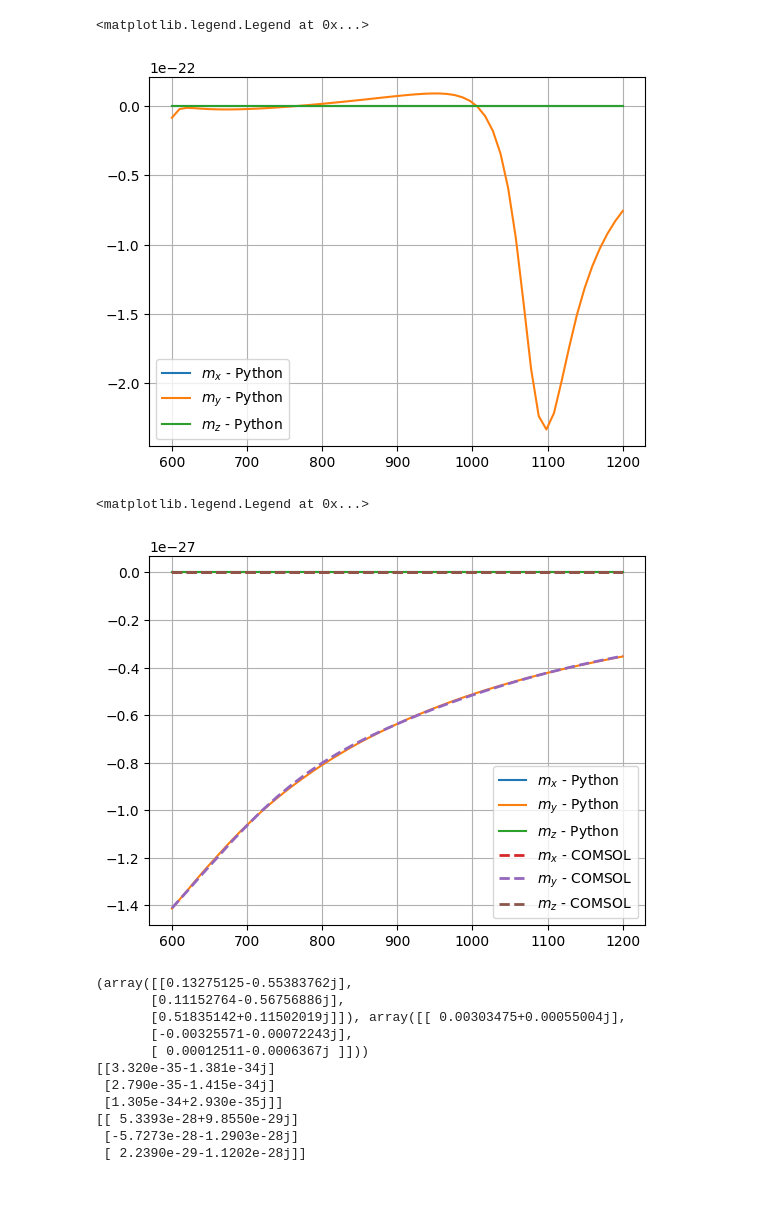
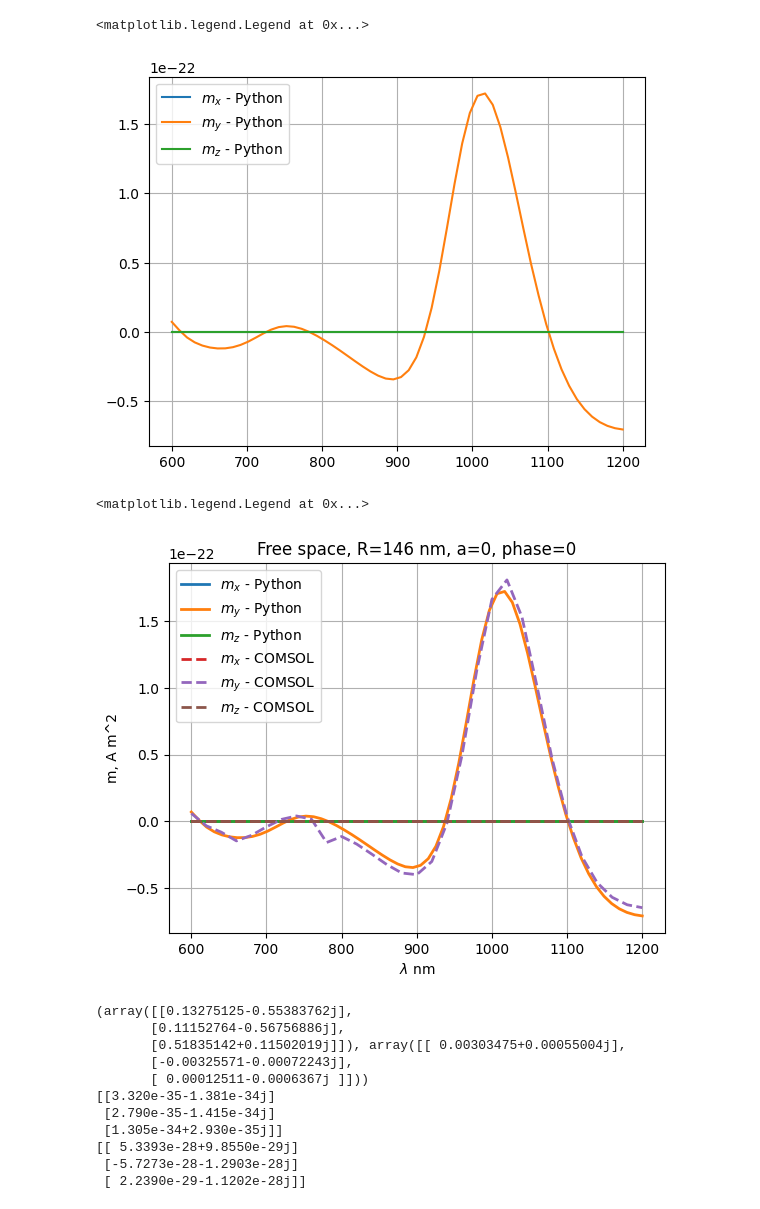
Before and after one commit to semyonbo/SPP_ANALYTICAL, a Jupyter notebook: plot.ipynb, the cells around one changed output. Drawn from its saved outputs; the diff is of its cells as text; code cells hidden in the pictures.

```diff
--- a/plot.ipynb
+++ b/plot.ipynb
@@ -15,7 +15,7 @@ dist = 20
 point = [0,0,dist+R]
 angle = 25*np.pi/180
 phase = 0
-a = 0.5
+a = 0
 
 
 
@@ -78,0 +79,14 @@ print(aplha_h, alpha_h2)
+# %%
+wls = np.linspace(600,1200,100)
+import dipoles
+R = 80
+
+alpha_v2 = []
+eps_Si = frenel.get_interpolate('Si')
+alpha_v1=[]
+
+for wl in wls:
+    alpha_v2.append(dipoles.alpha_v2(wl, R, eps_Si))
+    alpha_v1.append(dipoles.get_alpha(R, eps_Si, wl))
+alpha_v2 = np.array(alpha_v2)
+alpha_v1 = np.array(alpha_v1)
@@ -110,22 +140,24 @@ plt.grid()
 plt.legend()
 # %% [output]
 <matplotlib.legend.Legend at 0x...>
-[figure, old version]
+[figure, new version]
 # %%
-mdipoles = np.loadtxt('comsol/m sub 14.txt', skiprows=8, delimiter=',')
+mdipoles = np.loadtxt('comsol\\m sub 146 TM.txt', skiprows=8, delimiter=',')
 # %%
-plt.plot(wl, np.real(Mx), label='$m_x$ - Python')
-plt.plot(wl, np.real(My), label='$m_y$ - Python')
-plt.plot(wl, np.real(Mz), label='$m_z$ - Python')
+plt.plot(wl, np.real(Mx), label='$m_x$ - Python', lw=2)
+plt.plot(wl, np.real(My), label='$m_y$ - Python', lw=2)
+plt.plot(wl, np.real(Mz), label='$m_z$ - Python', lw=2)
 plt.plot(mdipoles[:,0], mdipoles[:,1], label='$m_x$ - COMSOL', linestyle='dashed', lw=2)
 plt.plot(mdipoles[:,0], mdipoles[:,2], label='$m_y$ - COMSOL', linestyle='dashed', lw=2)
 plt.plot(mdipoles[:,0], mdipoles[:,3], label='$m_z$ - COMSOL', linestyle='dashed', lw=2)
 plt.grid()
-
+plt.title('Free space, R=146 nm, a=0, phase=0')
+plt.xlabel('$\\lambda$ nm')
+plt.ylabel('m, A m^2')
 plt.legend()
 # %% [output]
 <matplotlib.legend.Legend at 0x...>
-[figure, old version]
+[figure, new version]
 # %%
 import numpy as np
 import dipoles
```
Also changed, not shown: parts of 7 cells of this notebook, 3 other files.
